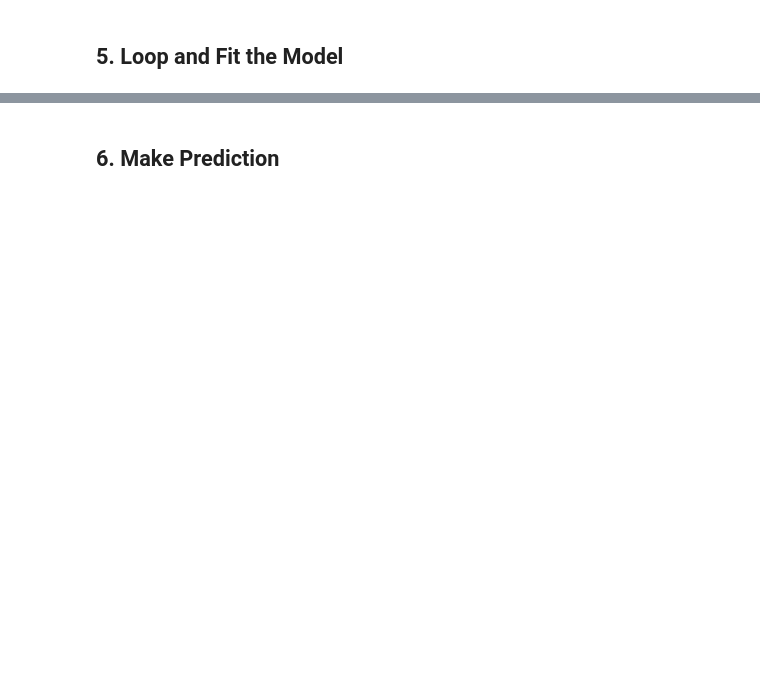
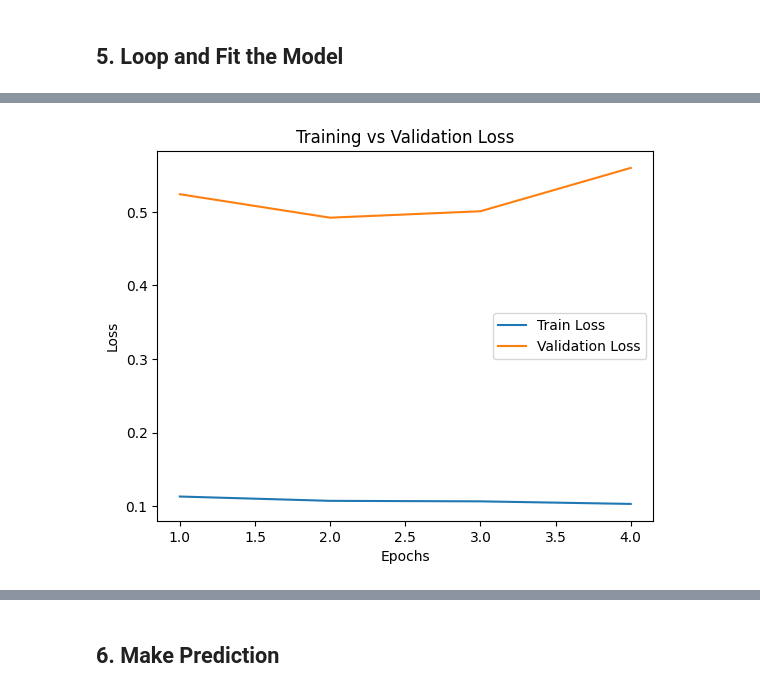
Before and after one commit to fatahrahimi330/XST-Deepfake-Detection, a Jupyter notebook: Model/Main_Model_v3.ipynb, the cells around one changed output, grey strips where cells are left out. Saved outputs shown, nothing was run; the diff lists cells and outputs as text; code cells hidden in the pictures; blank space fills up the shorter version.

Commit message:
Main_Model_v3

```diff
--- a/Model/Main_Model_v3.ipynb
+++ b/Model/Main_Model_v3.ipynb
@@ -200,6 +200,10 @@ class CNN_ViT_BiLSTM(nn.Module):
         self.cnn.reset_classifier(0)  # remove classifier to get features
         cnn_feature_dim = self.cnn.num_features
 
+        # Freeze CNN
+        for param in self.cnn.parameters():
+            param.requires_grad = False
+
         # ViT backbone (pretrained)
         self.vit = timm.create_model(vit_model, pretrained=True)
         self.vit.reset_classifier(0)
@@ -213,6 +217,11 @@ class CNN_ViT_BiLSTM(nn.Module):
             batch_first=True,
             bidirectional=True
         )
+
+        # Freeze ViT
+        for param in self.vit.parameters():
+            param.requires_grad = False
+
 
         # Fully connected layer for binary output
         self.fc = nn.Sequential(
@@ -266,7 +270,7 @@ Warning: You are sending unauthenticated requests to the HF Hub. Please set a HF
 WARNING:huggingface_hub.utils._http:Warning: You are sending unauthenticated requests to the HF Hub. Please set a HF_TOKEN to enable higher rate limits and faster downloads.
 # %%
 criterion = nn.BCEWithLogitsLoss()
-optimizer = torch.optim.Adam(model.parameters(), lr=1e-4)
+optimizer = torch.optim.Adam(model.parameters(), lr=1e-3)
 # %% [markdown]
 ## 5. Loop and Fit the Model
 # %%
@@ -352,0 +427,19 @@ Epoch 12: Train Loss=0.0892, Train Acc=0.9491, Val Loss=0.5230, Val Acc=0.8968
+# %%
+# =========================
+# 📊 PLOT AFTER TRAINING
+# =========================
+
+epochs_range = range(1, len(train_losses) + 1)
+
+# Loss plot
+plt.figure()
+plt.plot(epochs_range, train_losses, label='Train Loss')
+plt.plot(epochs_range, val_losses, label='Validation Loss')
+plt.xlabel('Epochs')
+plt.ylabel('Loss')
+plt.title('Training vs Validation Loss')
+plt.legend()
+# plt.savefig("/content/drive/MyDrive/XST-Deepfake-Detection/Model/loss_curve.png")
+plt.show()
+# %% [output]
+[figure, added]
```
Also changed, not shown: parts of 15 cells of this notebook.
